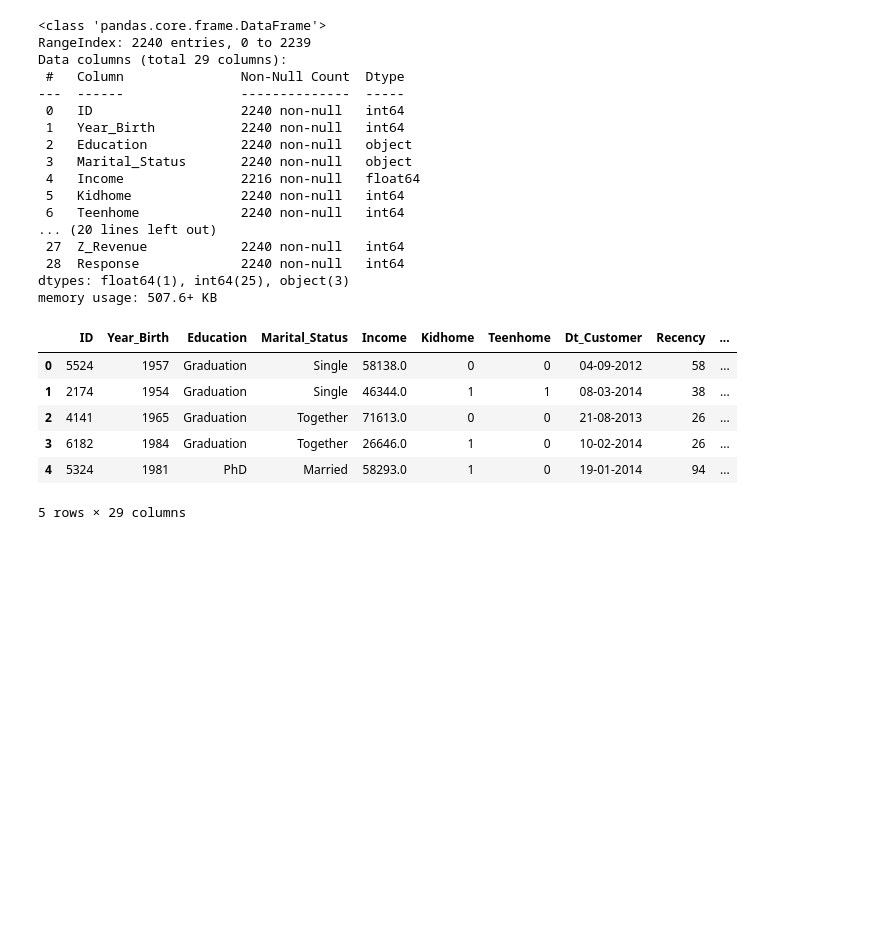
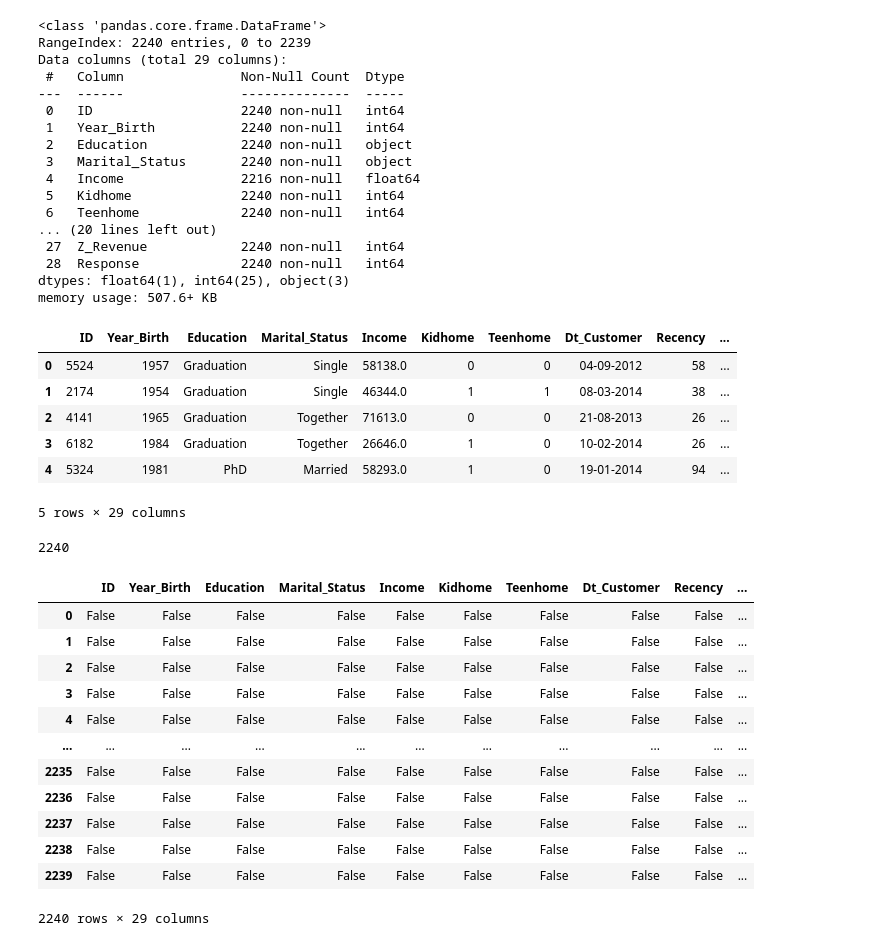
Before and after one commit to pachchigarsnehi/customer_analysis, a Jupyter notebook: customer_personality_analysis.ipynb, the cells around one changed output. Cells and saved outputs as stored; diff of their text form; code cells hidden in the pictures; blank space fills up the shorter version.

```diff
--- a/customer_personality_analysis.ipynb
+++ b/customer_personality_analysis.ipynb
@@ -32,3 +36,23 @@ customer.head()
 | 3 | 6182 | 1984 | Graduation | Together | 26646.0 | 1 | 0 | 10-02-2014 | 26 | ... |
 | 4 | 5324 | 1981 | PhD | Married | 58293.0 | 1 | 0 | 19-01-2014 | 94 | ... |
 5 rows × 29 columns
+# %%
+len(customer)
+# %% [output]
+2240
+# %%
+customer.isnull()
+# %% [output]
+|  | ID | Year_Birth | Education | Marital_Status | Income | Kidhome | Teenhome | Dt_Customer | Recency | ... |
+| 0 | False | False | False | False | False | False | False | False | False | ... |
+| 1 | False | False | False | False | False | False | False | False | False | ... |
+| 2 | False | False | False | False | False | False | False | False | False | ... |
+| 3 | False | False | False | False | False | False | False | False | False | ... |
+| 4 | False | False | False | False | False | False | False | False | False | ... |
+| ... | ... | ... | ... | ... | ... | ... | ... | ... | ... | ... |
+| 2235 | False | False | False | False | False | False | False | False | False | ... |
+| 2236 | False | False | False | False | False | False | False | False | False | ... |
+| 2237 | False | False | False | False | False | False | False | False | False | ... |
+| 2238 | False | False | False | False | False | False | False | False | False | ... |
+| 2239 | False | False | False | False | False | False | False | False | False | ... |
+2240 rows × 29 columns
```
Also changed, not shown: parts of 18 cells of this notebook, 2 other files.
